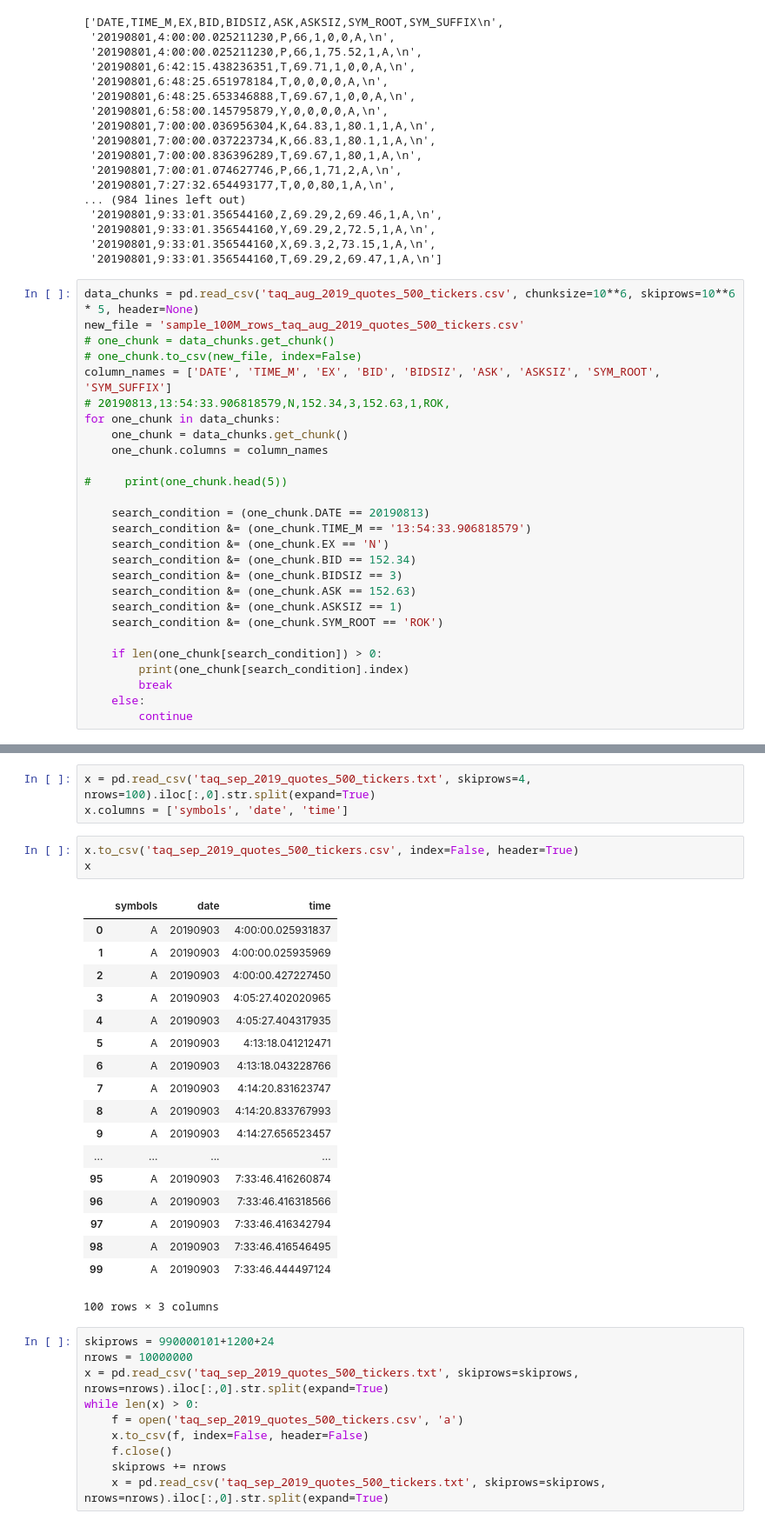
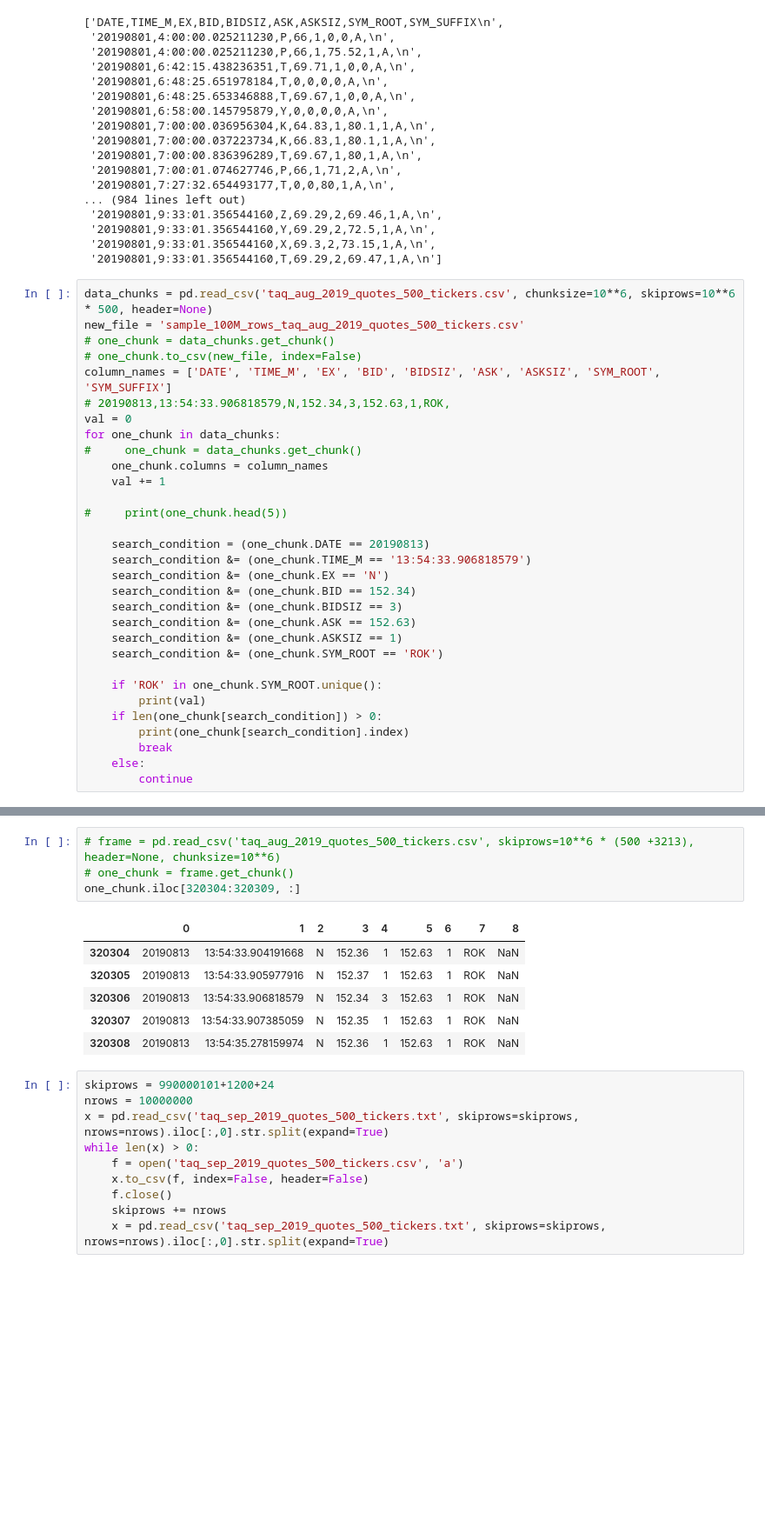
Before and after one commit to anirudhramesh/qets_project, a Jupyter notebook: file checker notebook.ipynb, the cells around one changed output, grey strips where cells are left out. Shown at 87% size. Saved outputs shown, nothing was run; the diff lists cells and outputs as text; blank space fills up the shorter version.

```diff
--- a/file checker notebook.ipynb
+++ b/file checker notebook.ipynb
@@ -38,15 +56,17 @@ f = open('taq_aug_2019_quotes_500_tickers', 'r')
  '20190801,9:33:01.356544160,X,69.3,2,73.15,1,A,\n',
  '20190801,9:33:01.356544160,T,69.29,2,69.47,1,A,\n']
 # %%
-data_chunks = pd.read_csv('taq_aug_2019_quotes_500_tickers.csv', chunksize=10**6, skiprows=10**6 * 5, header=None)
+data_chunks = pd.read_csv('taq_aug_2019_quotes_500_tickers.csv', chunksize=10**6, skiprows=10**6 * 500, header=None)
 new_file = 'sample_100M_rows_taq_aug_2019_quotes_500_tickers.csv'
 # one_chunk = data_chunks.get_chunk()
 # one_chunk.to_csv(new_file, index=False)
 column_names = ['DATE', 'TIME_M', 'EX', 'BID', 'BIDSIZ', 'ASK', 'ASKSIZ', 'SYM_ROOT', 'SYM_SUFFIX']
 # 20190813,13:54:33.906818579,N,152.34,3,152.63,1,ROK,
+val = 0
 for one_chunk in data_chunks:
-    one_chunk = data_chunks.get_chunk()
+#     one_chunk = data_chunks.get_chunk()
     one_chunk.columns = column_names
+    val += 1
 
 #     print(one_chunk.head(5))
 
@@ -59,6 +79,8 @@ for one_chunk in data_chunks:
     search_condition &= (one_chunk.ASKSIZ == 1)
     search_condition &= (one_chunk.SYM_ROOT == 'ROK')
 
+    if 'ROK' in one_chunk.SYM_ROOT.unique():
+        print(val)
     if len(one_chunk[search_condition]) > 0:
         print(one_chunk[search_condition].index)
         break
@@ -106,28 +94,14 @@ x.head(10)
-# %%
-x = pd.read_csv('taq_sep_2019_quotes_500_tickers.txt', skiprows=4, nrows=100).iloc[:,0].str.split(expand=True)
-x.columns = ['symbols', 'date', 'time']
-# %%
-x.to_csv('taq_sep_2019_quotes_500_tickers.csv', index=False, header=True)
-x
-# %% [output]
-|  | symbols | date | time |
-| 0 | A | 20190903 | 4:00:00.025931837 |
-| 1 | A | 20190903 | 4:00:00.025935969 |
-| 2 | A | 20190903 | 4:00:00.427227450 |
-| 3 | A | 20190903 | 4:05:27.402020965 |
-| 4 | A | 20190903 | 4:05:27.404317935 |
-| 5 | A | 20190903 | 4:13:18.041212471 |
-| 6 | A | 20190903 | 4:13:18.043228766 |
-| 7 | A | 20190903 | 4:14:20.831623747 |
-| 8 | A | 20190903 | 4:14:20.833767993 |
-| 9 | A | 20190903 | 4:14:27.656523457 |
-| ... | ... | ... | ... |
-| 95 | A | 20190903 | 7:33:46.416260874 |
-| 96 | A | 20190903 | 7:33:46.416318566 |
-| 97 | A | 20190903 | 7:33:46.416342794 |
-| 98 | A | 20190903 | 7:33:46.416546495 |
-| 99 | A | 20190903 | 7:33:46.444497124 |
-100 rows × 3 columns
+# %%
+# frame = pd.read_csv('taq_aug_2019_quotes_500_tickers.csv', skiprows=10**6 * (500 +3213), header=None, chunksize=10**6)
+# one_chunk = frame.get_chunk()
+one_chunk.iloc[320304:320309, :]
+# %% [output]
+|  | 0 | 1 | 2 | 3 | 4 | 5 | 6 | 7 | 8 |
+| 320304 | 20190813 | 13:54:33.904191668 | N | 152.36 | 1 | 152.63 | 1 | ROK | NaN |
+| 320305 | 20190813 | 13:54:33.905977916 | N | 152.37 | 1 | 152.63 | 1 | ROK | NaN |
+| 320306 | 20190813 | 13:54:33.906818579 | N | 152.34 | 3 | 152.63 | 1 | ROK | NaN |
+| 320307 | 20190813 | 13:54:33.907385059 | N | 152.35 | 1 | 152.63 | 1 | ROK | NaN |
+| 320308 | 20190813 | 13:54:35.278159974 | N | 152.36 | 1 | 152.63 | 1 | ROK | NaN |
 # %%
 skiprows = 990000101+1200+24
 nrows = 10000000
```
Also changed, not shown: parts of 5 cells of this notebook, 2 other files.
